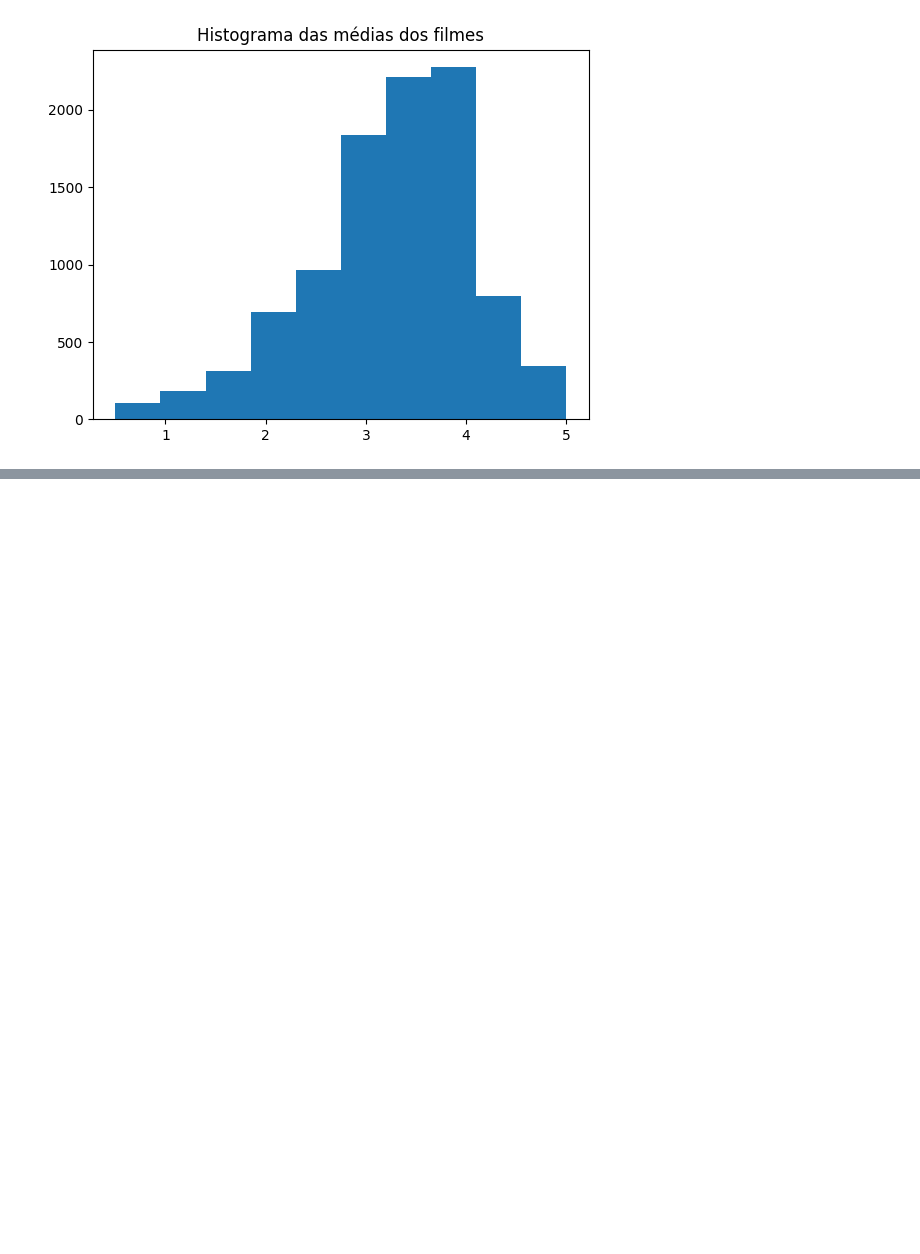
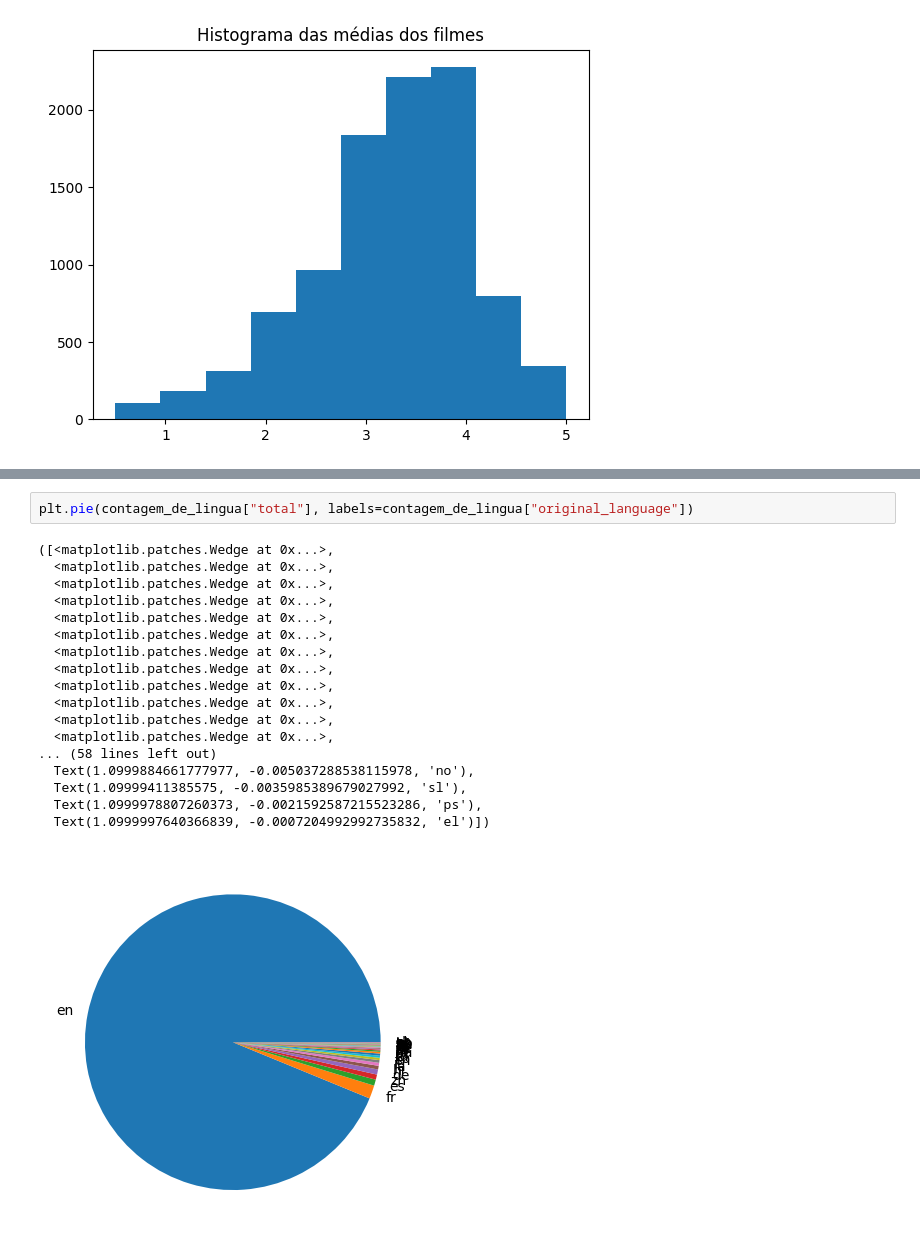
Before and after one commit to devnicolecabral/introducao-datascience, a Jupyter notebook: main.ipynb, the cells around one changed output, grey strips where cells are left out. Cells and saved outputs as stored; diff of their text form; blank space fills up the shorter version.

```diff
--- a/main.ipynb
+++ b/main.ipynb
@@ -179,0 +234,21 @@ tmdb.head()
+# %%
+plt.pie(contagem_de_lingua["total"], labels=contagem_de_lingua["original_language"])
+# %% [output]
+([<matplotlib.patches.Wedge at 0x...>,
+  <matplotlib.patches.Wedge at 0x...>,
+  <matplotlib.patches.Wedge at 0x...>,
+  <matplotlib.patches.Wedge at 0x...>,
+  <matplotlib.patches.Wedge at 0x...>,
+  <matplotlib.patches.Wedge at 0x...>,
+  <matplotlib.patches.Wedge at 0x...>,
+  <matplotlib.patches.Wedge at 0x...>,
+  <matplotlib.patches.Wedge at 0x...>,
+  <matplotlib.patches.Wedge at 0x...>,
+  <matplotlib.patches.Wedge at 0x...>,
+  <matplotlib.patches.Wedge at 0x...>,
+... (58 lines left out)
+  Text(1.0999884661777977, -0.005037288538115978, 'no'),
+  Text(1.09999411385575, -0.0035985389679027992, 'sl'),
+  Text(1.0999978807260373, -0.0021592587215523286, 'ps'),
+  Text(1.0999997640366839, -0.0007204992992735832, 'el')])
+[figure, added]
```
Also changed, not shown: parts of 14 cells of this notebook.
